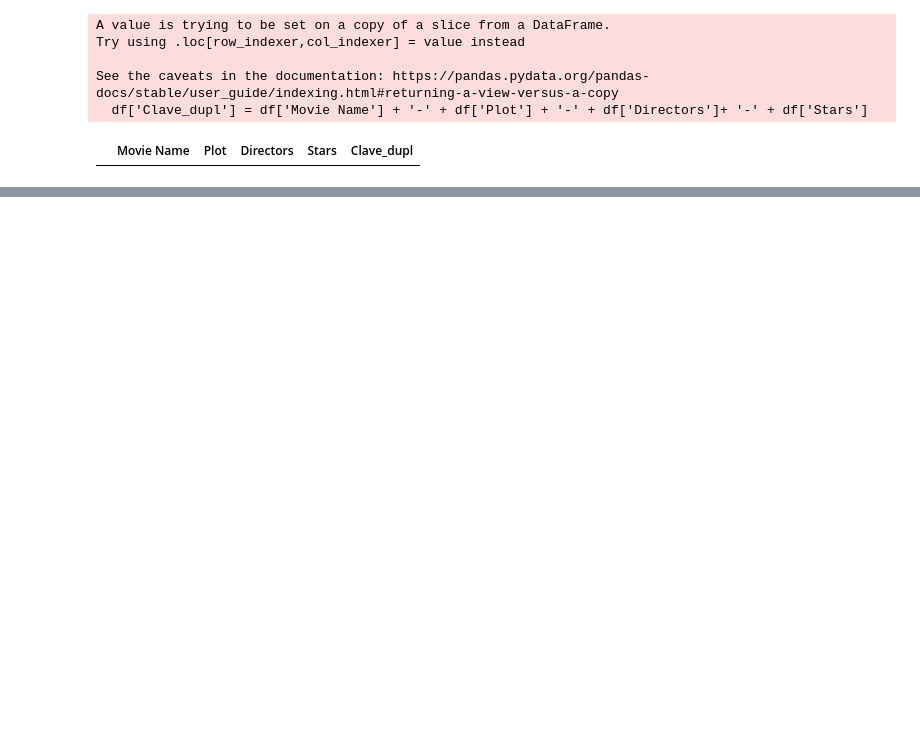
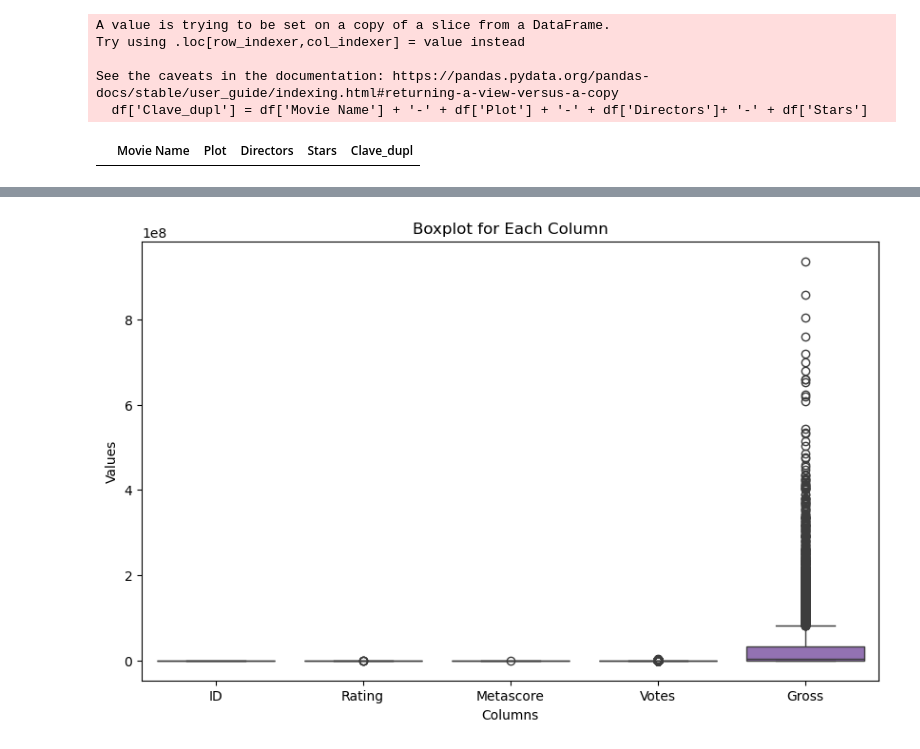
Before and after one commit to JeanetteLeon/Python_Proyecto_Final, a Jupyter notebook: notebooks/01_Analisis_Exploratorio.ipynb, the cells around one changed output, grey strips where cells are left out. Saved outputs shown, nothing was run; the diff lists cells and outputs as text; code cells hidden in the pictures; blank space fills up the shorter version.

```diff
--- a/notebooks/01_Analisis_Exploratorio.ipynb
+++ b/notebooks/01_Analisis_Exploratorio.ipynb
@@ -231,0 +258,18 @@ See the caveats in the documentation: https://pandas.pydata.org/pandas-docs/stab
+# %%
+# Visualización general la distribución de los campos númericos
+
+# Tamaño de la figura
+plt.figure(figsize=(10, 6))
+
+# Crear un boxplot para cada columna del dataset
+sns.boxplot(data=dataset)
+
+# Titulos y etiquetas
+plt.title('Boxplot for Each Column')
+plt.ylabel('Values')
+plt.xlabel('Columns')
+
+# Mostrar boxplot
+plt.show()
+# %% [output]
+[figure, added]
```
Also changed, not shown: parts of 4 cells of this notebook.
